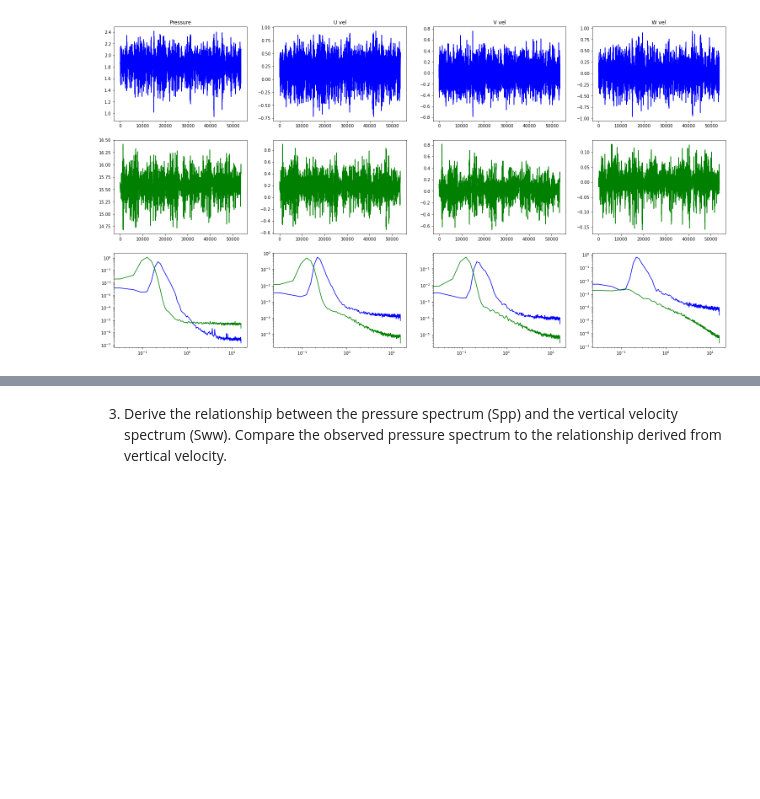
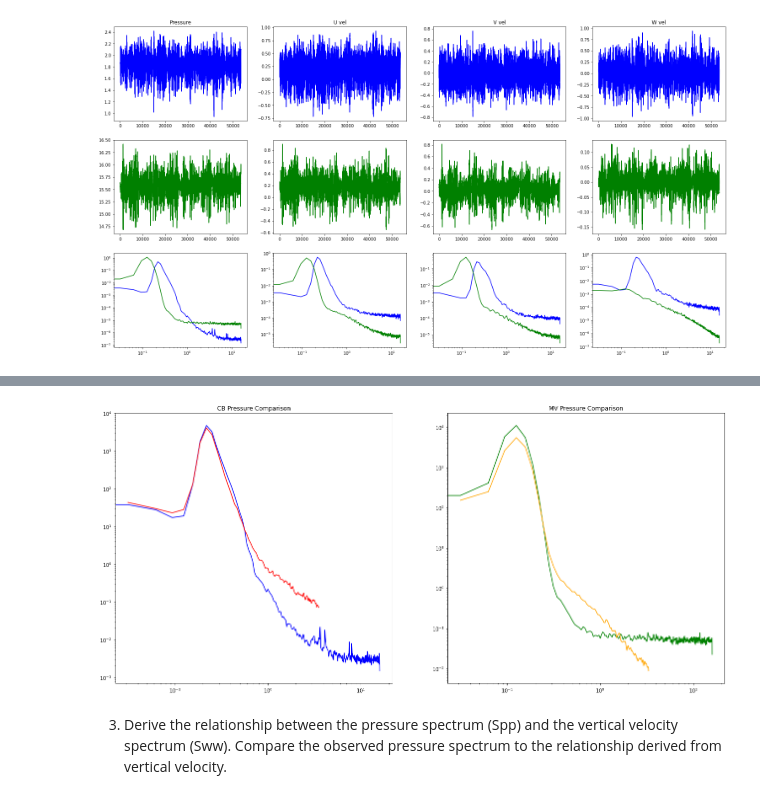
Before and after one commit to Wzesk/waves, a Jupyter notebook: wave_hw/wave _spectrum/wave_spectrum.ipynb, the cells around one changed output, grey strips where cells are left out. Saved outputs shown, nothing was run; the diff lists cells and outputs as text; code cells hidden in the pictures; blank space fills up the shorter version.

```diff
--- a/wave_hw/wave _spectrum/wave_spectrum.ipynb
+++ b/wave_hw/wave _spectrum/wave_spectrum.ipynb
@@ -112,2 +81,35 @@ plt.show()
+# %%
+
+fig, (ax0,ax1) = plt.subplots(1, 2,figsize=(22, 10))
+i=0
+plots = fig.get_axes()
+#dn,P,u,v,w
+
+pf, CB_Pxx_press = signal.welch(CB_data[1], 32, nperseg=1024)
+for i in range(len(CB_Pxx_press)):
+    CB_Pxx_press[i] = CB_Pxx_press[i] * 10**4
+plots[0].loglog(pf, CB_Pxx_press,color="blue")
+
+pf, MV_Pxx_press = signal.welch(MV_data[1], 32, nperseg=1024)
+for i in range(len(MV_Pxx_press)):
+    MV_Pxx_press[i] = MV_Pxx_press[i] * 10**4
+plots[1].loglog(pf, MV_Pxx_press,color="green")
+
+
+uf, pp_CB_Pxx_U = signal.welch(CB_data[2], 32, nperseg=1024)
+for i in range(len(pp_CB_Pxx_U)):
+    pp_CB_Pxx_U[i] = wm.uu_to_pp(pp_CB_Pxx_U[i],uf[i],14,-1.8)
+plots[0].loglog(uf, pp_CB_Pxx_U,color="red")
+plots[0].set_title('CB Pressure Comparison')
+
+uf, pp_MV_Pxx_U = signal.welch(MV_data[2], 32, nperseg=1024)
+for i in range(len(pp_MV_Pxx_U)):
+    pp_MV_Pxx_U[i] = wm.uu_to_pp(pp_MV_Pxx_U[i],uf[i],16,-15.6)
+plots[1].loglog(uf, pp_MV_Pxx_U,color="orange",label="calculated MV pressure")
+plots[1].set_title('MV Pressure Comparison')
+
+plt.show()
+# %% [output]
+[figure, added]
 # %% [markdown]
 3.	Derive the relationship between the pressure spectrum (Spp) and the vertical velocity spectrum (Sww).  Compare the observed pressure spectrum to the relationship derived from vertical velocity.
```
Also changed, not shown: parts of 4 cells of this notebook, 4 other files.
